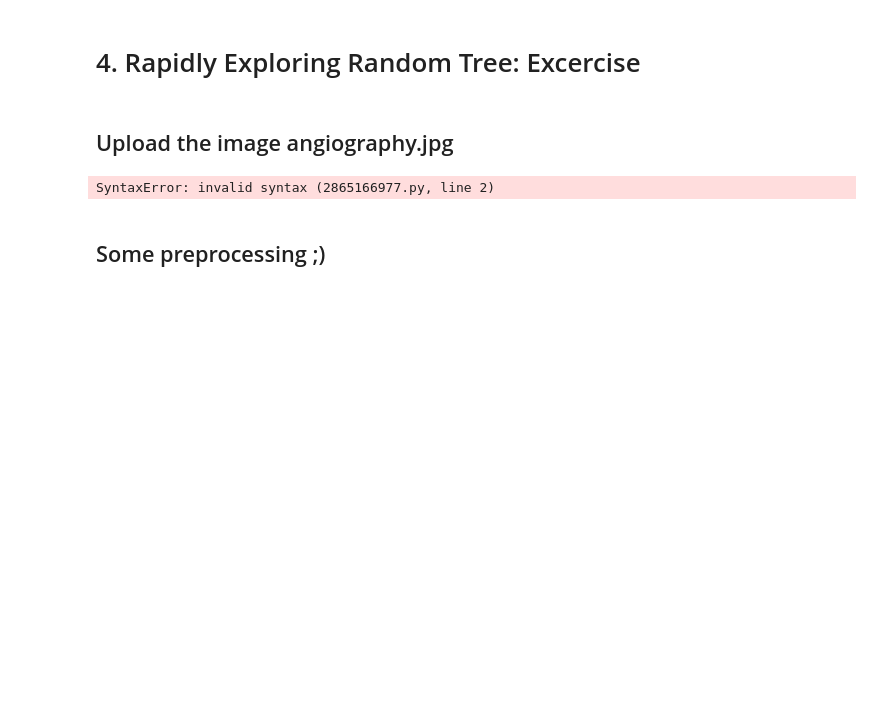
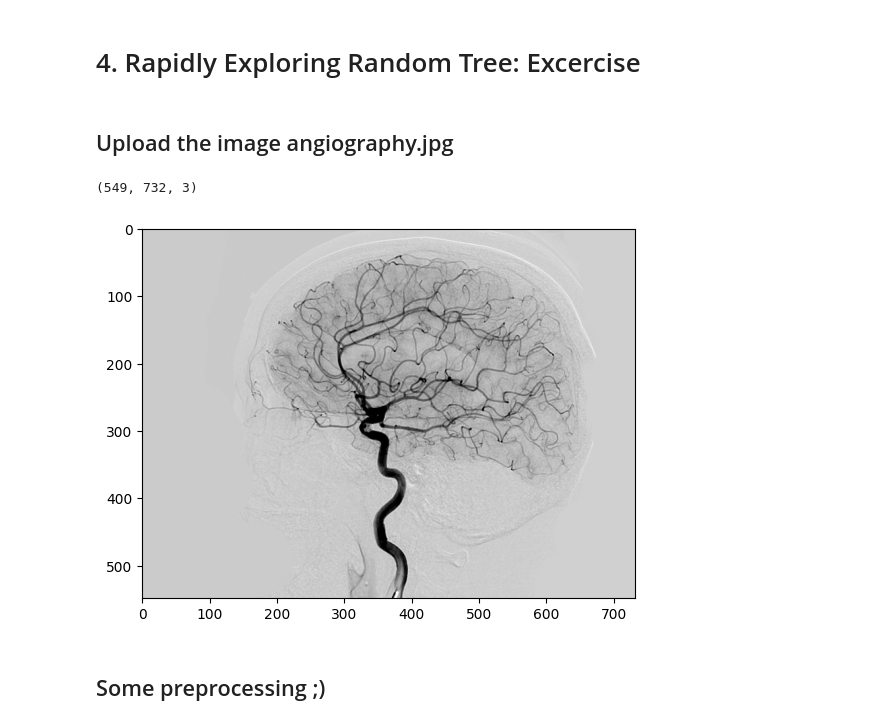
Before and after one commit to joeFPV99/MIPGN, a Jupyter notebook: PythonBasicsNotebookPt1/Path planning/3.2_RRT_todo.ipynb, the cells around one changed output. Saved outputs shown, nothing was run; the diff lists cells and outputs as text; code cells hidden in the pictures; blank space fills up the shorter version.

```diff
--- a/PythonBasicsNotebookPt1/Path planning/3.2_RRT_todo.ipynb
+++ b/PythonBasicsNotebookPt1/Path planning/3.2_RRT_todo.ipynb
@@ -10,10 +10,12 @@ from random import randint
 ## Upload the image angiography.jpg
 # %%
 # Load the image “angiography.jpg”
-cdata = #TODO
+cdata = cv2.imread('Angiography.jpg')
 plt.imshow(cdata)
+print(cdata.shape)
 # %% [output]
-SyntaxError: invalid syntax (2865166977.py, line 2)
+(549, 732, 3)
+[figure, added]
 # %% [markdown]
 ## Some preprocessing ;)
 # %%
```
Also changed, not shown: parts of 4 cells of this notebook, 4 other files.
